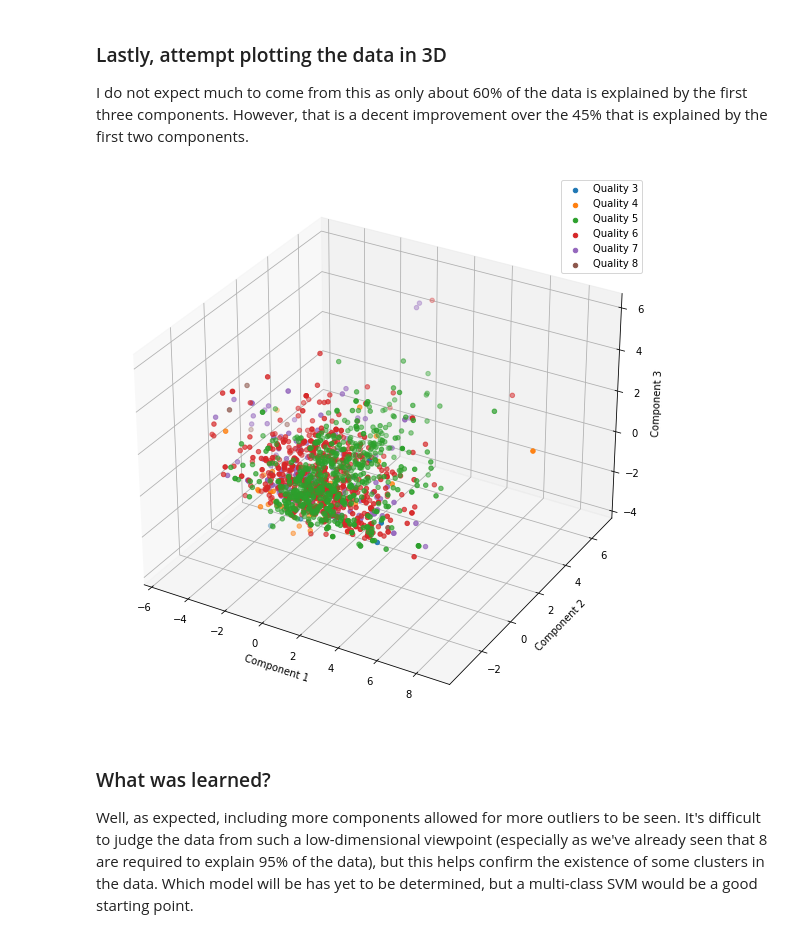
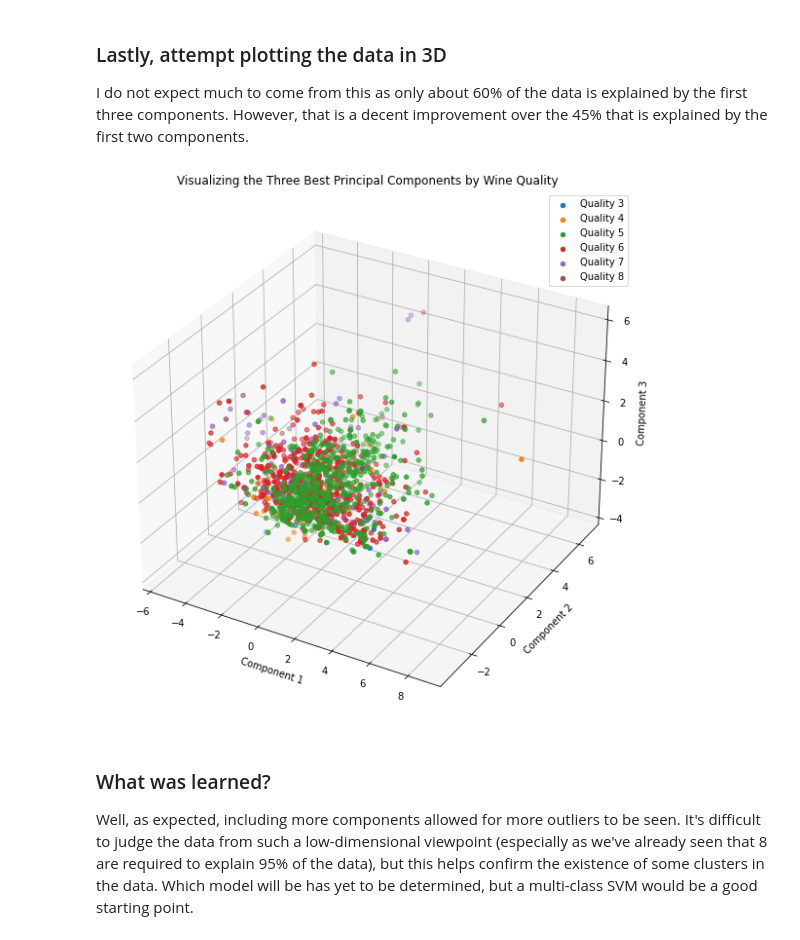
Before and after one commit to peyton-gozon/ESE-417-Final-Project, a Jupyter notebook: notebooks/exploring_data.ipynb, the cells around one changed output. Cells and saved outputs as stored; diff of their text form; code cells hidden in the pictures.

```diff
--- a/notebooks/exploring_data.ipynb
+++ b/notebooks/exploring_data.ipynb
@@ -113,24 +115,25 @@ However, that is a decent improvement over the 45% that is explained by the firs
 # %%
 # Referenced: https://matplotlib.org/stable/gallery/mplot3d/scatter3d.html
 
 pca = PCA(n_components=3, random_state=rs)
 X_scaled = pca.fit_transform(X_standardized)
 
 fig = plt.figure(figsize=(10,10))
 ax = fig.add_subplot(projection='3d')
 
 for quality in qualities:
     ax.scatter(X_scaled[y==quality, 0], X_scaled[y==quality, 1], X_scaled[y==quality, 2], label=f'Quality {int(quality)}')
 
+plt.title("Visualizing the Three Best Principal Components by Wine Quality")
 ax.set_xlabel('Component 1')
 ax.set_ylabel('Component 2')
 ax.set_zlabel('Component 3')
 plt.legend()
 
 plt.savefig("../images/pca_3_components")
 plt.show()
 # %% [output]
-[figure, old version]
+[figure, new version]
 # %% [markdown]
 ### What was learned?
 Well, as expected, including more components allowed for more outliers to be seen. It's difficult to judge the data from
```
Also changed, not shown: parts of 1 cell of this notebook, 2 other files.
